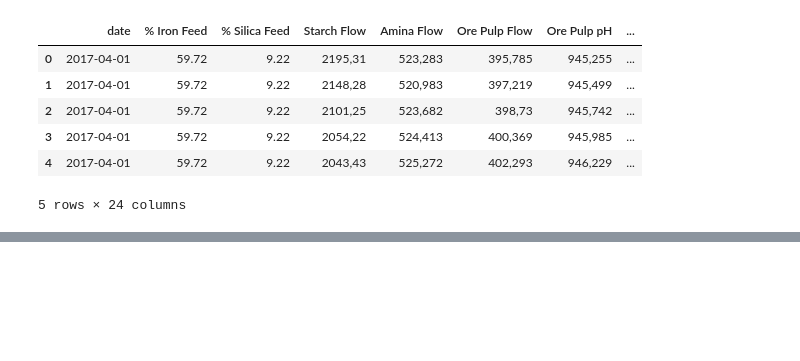
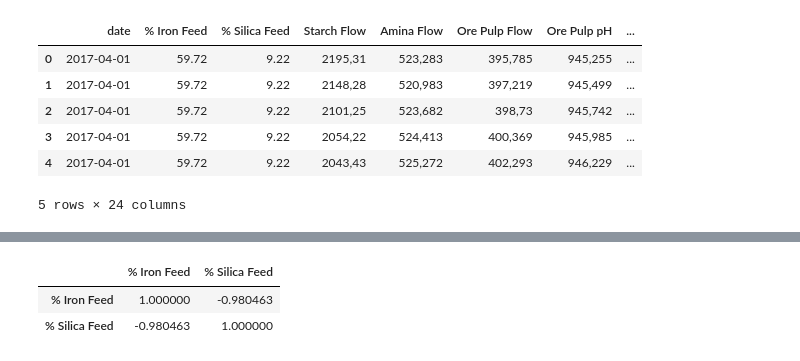
Before and after one commit to FacundoCardozo5/Nuevo-repo, a Jupyter notebook: notebooks/nuevodata.ipynb, the cells around one changed output, grey strips where cells are left out. Cells and saved outputs as stored; diff of their text form; code cells hidden in the pictures; blank space fills up the shorter version.

```diff
--- a/notebooks/nuevodata.ipynb
+++ b/notebooks/nuevodata.ipynb
@@ -138,0 +179,6 @@ df_uno.head()
+# %%
+df_uno.corr(method = 'pearson')
+# %% [output]
+|  | % Iron Feed | % Silica Feed |
+| % Iron Feed | 1.000000 | -0.980463 |
+| % Silica Feed | -0.980463 | 1.000000 |
```
Also changed, not shown: parts of 2 cells of this notebook.
